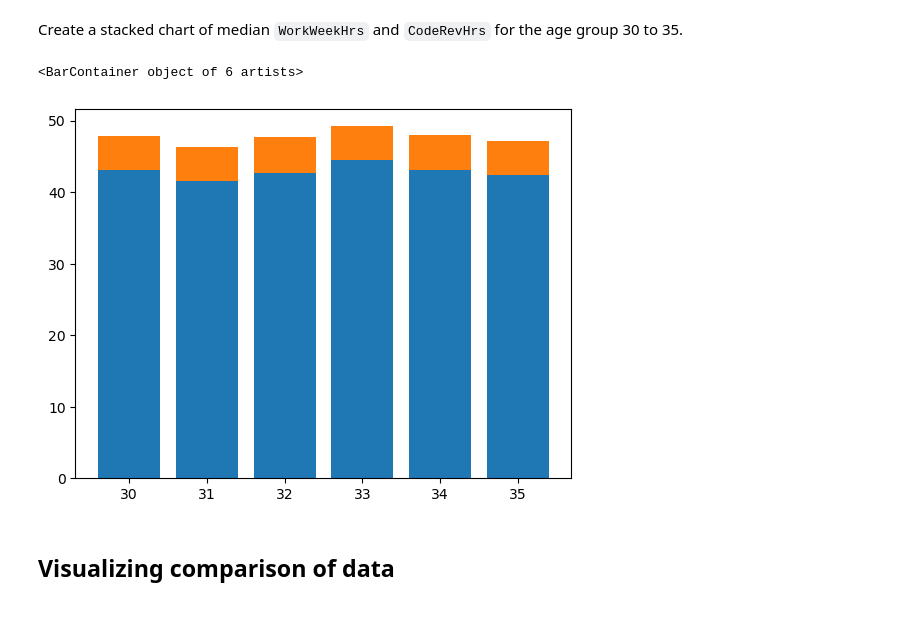
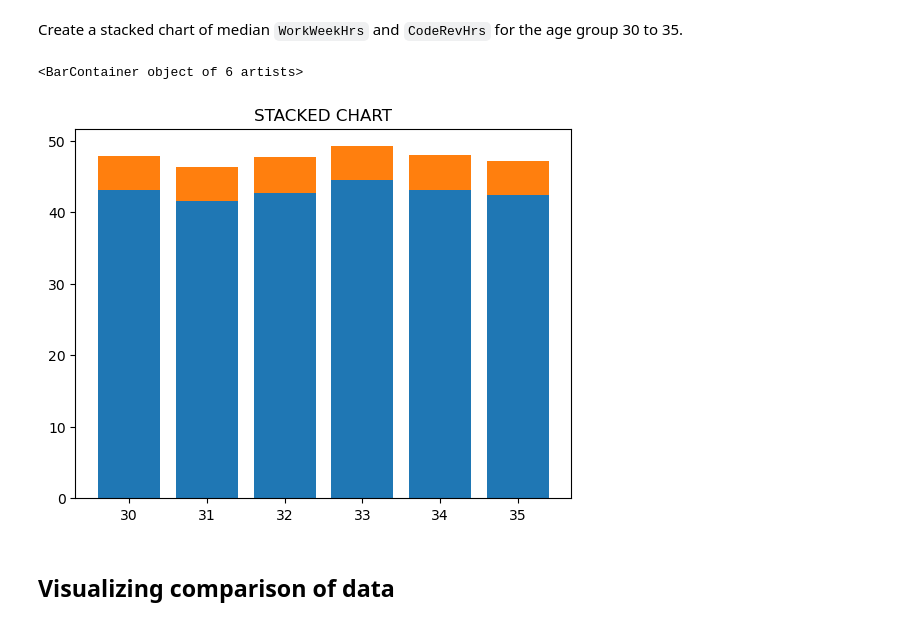
Before and after one commit to PrashantDhadve/IBM-DATA-ANALYST-PROFESSIONAL-CERTIFICATE, a Jupyter notebook: 09_Data Analyst_Capstone Project/M4DataVisualization-lab- Solution with plots.ipynb, the cells around one changed output. Cells and saved outputs as stored; diff of their text form; code cells hidden in the pictures.

```diff
--- a/09_Data Analyst_Capstone Project/M4DataVisualization-lab- Solution with plots.ipynb
+++ b/09_Data Analyst_Capstone Project/M4DataVisualization-lab- Solution with plots.ipynb
@@ -291,23 +298,23 @@ Create a stacked chart of median `WorkWeekHrs` and `CodeRevHrs` for the age grou
 # %%
 Query8 = """
 SELECT Avg(WorkWeekHrs), Avg(CodeRevHrs), Age
 FROM master
 where Age between 30 and 35
 group by Age
 """
 z = pd.read_sql_query(Query8, conn)
 WorkWeekHrs= z['Avg(WorkWeekHrs)']
 CodeRevHrs= z['Avg(CodeRevHrs)']
 Age= z['Age']
 
 fig, ax = plt.subplots()
-
+plt.title("STACKED CHART")
 ax.bar(Age, WorkWeekHrs, label='WorkWeekHrs')
 ax.bar(Age, CodeRevHrs, bottom=WorkWeekHrs,
        label='CodeRevHrs')
 # %% [output]
 <BarContainer object of 6 artists>
-[figure, old version]
+[figure, new version]
 # %% [markdown]
 ## Visualizing comparison of data
 # %% [markdown]
```
Also changed, not shown: parts of 8 cells of this notebook.
